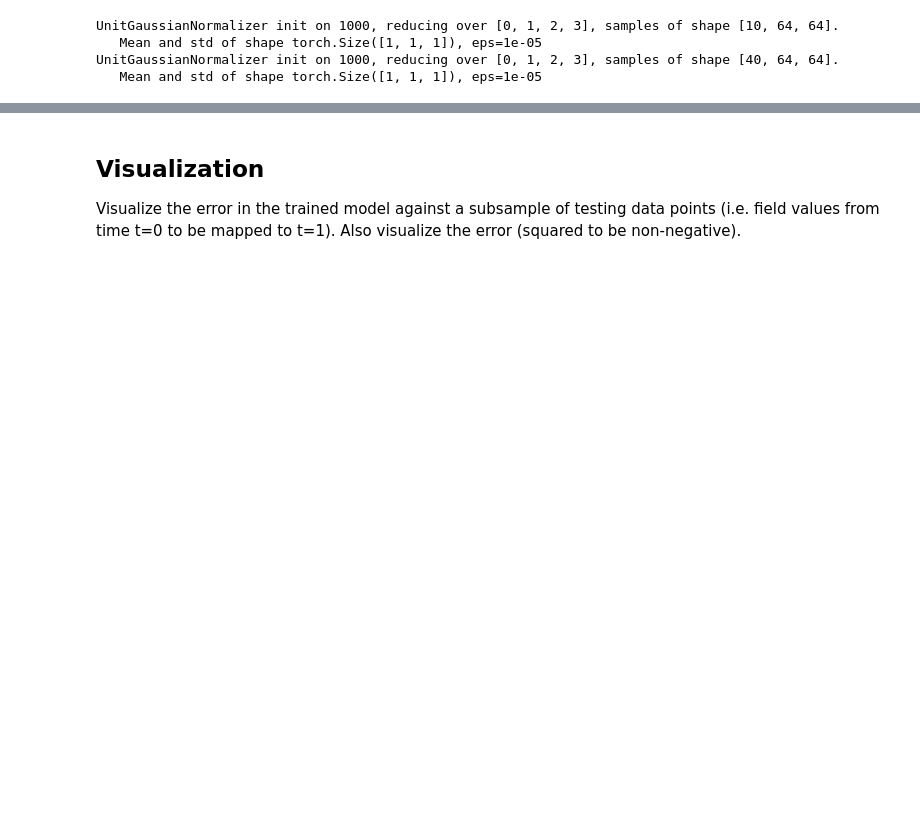
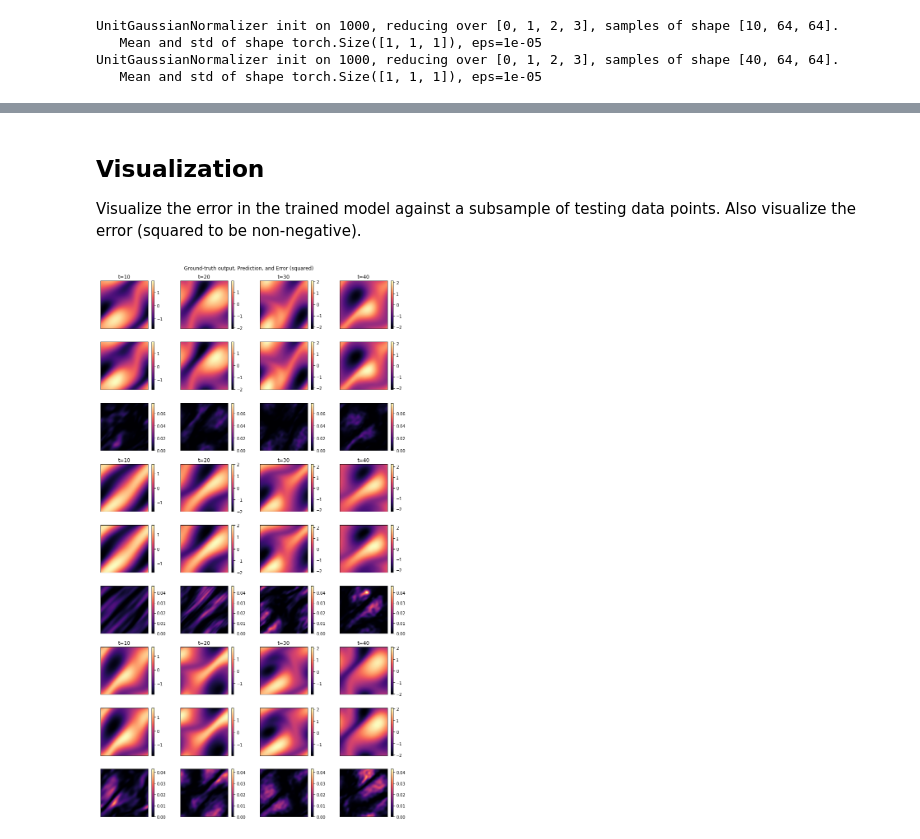
Before and after one commit to m4e7/neuraloperator, a Jupyter notebook: examples/fourier_2d_time.ipynb, the cells around one changed output, grey strips where cells are left out. Cells and saved outputs as stored; diff of their text form; code cells hidden in the pictures; blank space fills up the shorter version.

Commit message:
Clean up and run 'fourier_2d_time.ipynb' at full, 500 epochs

```diff
--- a/examples/fourier_2d_time.ipynb
+++ b/examples/fourier_2d_time.ipynb
@@ -288,4 +327,4 @@ Testing L2 (full):    1.45360
 # %% [markdown]
 ## Visualization
 
-Visualize the error in the trained model against a subsample of testing data points (i.e. field values from time t=0 to be mapped to t=1). Also visualize the error (squared to be non-negative).
+Visualize the error in the trained model against a subsample of testing data points. Also visualize the error (squared to be non-negative).
@@ -371,0 +331,73 @@ pass
+# %%
+# test_samples = test_loader.dataset
+n_samples = 3
+n_rows = 3
+n_cols = 4
+t_step = 10
+
+def sample_largest_error(error: torch.Tensor) -> int:
+    m = [error[i].max() for i in range(error.shape[0])]
+    mi = max(enumerate(m), key=lambda x: x[1])
+    return mi[0]
+
+fig = plt.figure(figsize=(11,  # width (inches)
+                          19))  # height (inches)
+for sample in range(n_samples):
+    batch_number = 10 + 2 * sample
+    _, yy, pred, error = sample_test_data(
+        test_loader, batch_number, sample_largest_error)
+    vmin = [
+        min(yy[i].min(), pred[i].min())
+        for i in range(9, 40, t_step)
+    ]
+    vmax = [
+        max(yy[i].max(), pred[i].max())
+        for i in range(9, 40, t_step)
+    ]
+
+    # Ground truth:
+    r = sample * n_rows
+    for c in range(n_cols):
+        t = (c + 1) * t_step - 1
+        ax = fig.add_subplot(n_rows * n_samples, n_cols, r * n_cols + c + 1)
+        im = ax.imshow(yy[t].cpu(),
+                       cmap='magma',
+                       vmin=vmin[c],
+                       vmax=vmax[c])
+        ax.set_title(f't={t + 1}')
+        plt.xticks([], [])
+        plt.yticks([], [])
+        fig.colorbar(im, ax=ax)
+
+    # Model prediction:
+    r = sample * n_rows + 1
+    for c in range(n_cols):
+        t = (c + 1) * t_step - 1
+        ax = fig.add_subplot(n_rows * n_samples, n_cols, r * n_cols + c + 1)
+        im = ax.imshow(pred[t].detach().cpu(),
+                       cmap='magma',
+                       vmin=vmin[c],
+                       vmax=vmax[c])
+        plt.xticks([], [])
+        plt.yticks([], [])
+        fig.colorbar(im, ax=ax)
+
+    # Error:
+    r = sample * n_rows + 2
+    for c in range(n_cols):
+        t = (c + 1) * t_step - 1
+        ax = fig.add_subplot(n_rows * n_samples, n_cols, r * n_cols + c + 1)
+        im = ax.imshow(error[t].detach().cpu(),
+                       cmap='magma',
+                       vmin=error.min(),
+                       vmax=error.max())
+        # print(f'{error[t].min():7.5f} <= error[t] <= {error[t].max():7.5f}')
+        plt.xticks([], [])
+        plt.yticks([], [])
+        fig.colorbar(im, ax=ax)
+
+fig.suptitle('Ground-truth output, Prediction, and Error (squared)', y=0.99)
+plt.tight_layout()
+fig.show()
+# %% [output]
+[figure, added]
```
Also changed, not shown: parts of 7 cells of this notebook.
